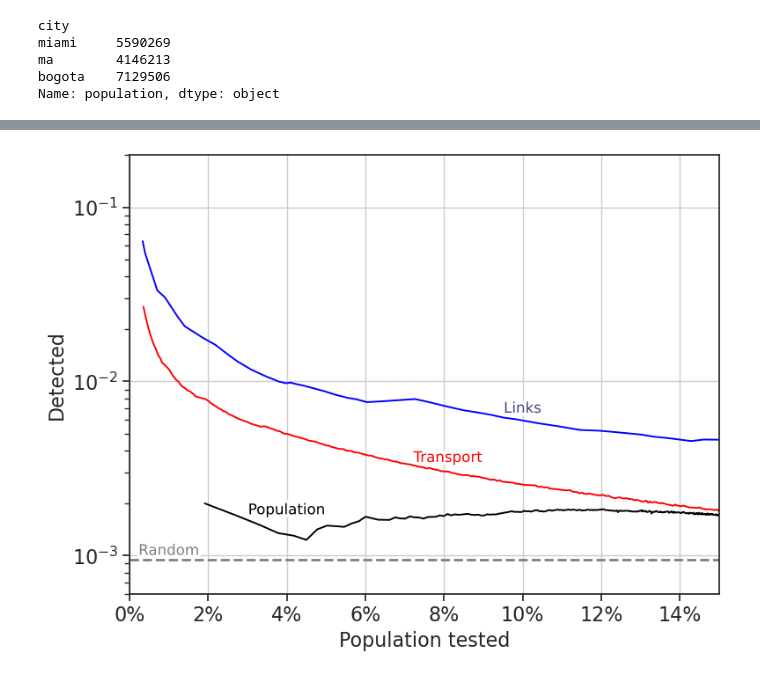
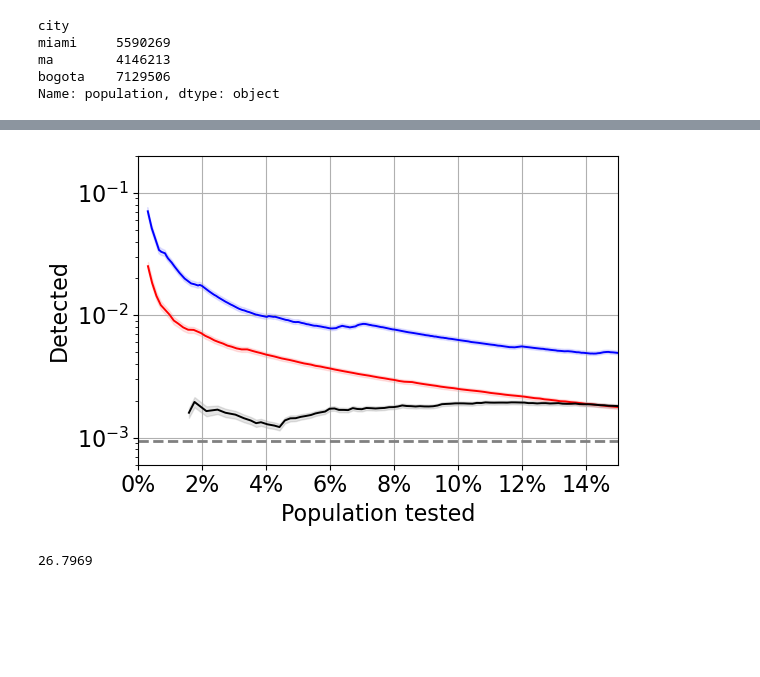
Before and after one commit to PabloValgaRuiz/control23, a Jupyter notebook: figs_feb24.ipynb, the cells around one changed output, grey strips where cells are left out. Saved outputs shown, nothing was run; the diff lists cells and outputs as text; code cells hidden in the pictures; blank space fills up the shorter version.

Commit message:
figuras finales y seleccion de links en public_transport/times

```diff
--- a/figs_feb24.ipynb
+++ b/figs_feb24.ipynb
@@ -268,59 +562,68 @@ fig.savefig(f'figures/figs_feb24/EWT_{name}.pdf', bbox_inches='tight', dpi=300)
 # %%
-fig,ax = plt.subplots(figsize=(8,6))
+fig,ax = plt.subplots(figsize=(6,4))
 label_size = 16
 abc_size = 16*1.6
 
 betastr = '4,0'
 links = pd.read_csv('times/out/bogota_20k_30d_beta_' + betastr + '.txt', sep='\t')
-transport = pd.read_csv('public_transport/times/out/bogota_transport_20k_beta_' + betastr + '.txt', sep='\t')
-transport_population = pd.read_csv('public_transport/times/out/population/bogota_transport_20k_beta_' + betastr + '.txt', sep='\t')
-lower = links['detected'].iloc[-1]
+transport = pd.read_csv('public_transport/times/out/bogota_transport_20k_30d_beta_' + betastr + '.txt', sep='\t')
+transport_population = pd.read_csv('public_transport/times/out/population/bogota_transport_20k_30d_beta_' + betastr + '.txt', sep='\t')
+lower = 566.25
 
 colormap = mpl.colormaps['viridis_r']
 
 max_days,min_days = 17,9
 
 total_tests = 20000 * 30
+errorNorm = 1/np.sqrt((24*8)-1) # number of simulations - 1 to go from std to error
 
 ax.plot(links['population'], links['detected']/total_tests, label='Links', c = 'blue', lw=1.4)
+ax.fill_between(x=links['population'], y1=(links['detected']+ errorNorm*links['error'])/total_tests, y2=(links['detected']-errorNorm*links['error'])/total_tests, color='blue', alpha=0.1)
 ax.plot(transport['population'], transport['detected']/total_tests, label='Transport', c = 'red', lw=1.4)
+ax.fill_between(x=transport['population'], y1=(transport['detected']+ errorNorm*transport['error'])/total_tests, y2=(transport['detected']-errorNorm*transport['error'])/total_tests, color='red', alpha=0.1)
 ax.plot(transport_population['population'], transport_population['detected']/total_tests, label='Population', c = 'black', lw=1.4)
 
+ax.fill_between(x=transport_population['population'], y1=(transport_population['detected']+ errorNorm*transport_population['error'])/total_tests, y2=(transport_population['detected']-errorNorm*transport_population['error'])/total_tests, color='black', alpha=0.1)
 
-total_pop = links['population'].max()
+
+total_pop = cities_populations['bogota']
 
 #Plot again the lines with alpha = 0 to set the legend
 # ax.plot(links['population'], links['detected'], label='Links', alpha=0)
 # ax.plot(transport['population'], transport['detected'], label='Transport', alpha=0)
 ax.plot([0,7100000], [lower/total_tests, lower/total_tests], label='Random', c = 'grey', lw = 2, linestyle = 'dashed')
 
-labelLine(ax.get_lines()[-4], zorder=2.5, x=0.1*total_pop, outline_width=5, align=False, yoffset=0.001, color=colormap(0.8))
-labelLine(ax.get_lines()[-3], zorder=2.5, x=0.081*total_pop, outline_width=5, align=False, yoffset=0.0006, color='red')
-labelLine(ax.get_lines()[-2], zorder=2.5, x=0.04*total_pop, outline_width=5, align=False, yoffset=0.0005, color='black')
-labelLine(ax.get_lines()[-1], zorder=2.5, x=0.01*total_pop, outline_width=5, align=False, yoffset=0.00012, color='grey')
+# labelLine(ax.get_lines()[-4], zorder=2.5, x=0.1*total_pop, outline_width=5, align=False, yoffset=0.001, color=colormap(0.8))
+# labelLine(ax.get_lines()[-3], zorder=2.5, x=0.081*total_pop, outline_width=5, align=False, yoffset=0.0006, color='red')
+# labelLine(ax.get_lines()[-2], zorder=2.5, x=0.04*total_pop, outline_width=5, align=False, yoffset=0.0005, color='black')
+# labelLine(ax.get_lines()[-1], zorder=2.5, x=0.01*total_pop, outline_width=5, align=False, yoffset=0.00015, color='grey')
 
 # ax.legend(fontsize=label_size)
 
 
 ax.set_xlabel('Population tested', size=label_size)
 ax.set_ylabel('Detected', size=label_size)
 ax.tick_params(labelsize=label_size)
 ax.set_xlim(0, 0.15*total_pop)
 ax.set_ylim(0.0006,0.2)
 
 
 ax.set_yscale('log')
 
 # ax.yaxis.set_major_formatter(mpl.ticker.FuncFormatter(lambda x, pos: '{:.0f}'.format(x/1000) + 'k'))
 
 percentages = np.array([0,2,4,6,8,10,12,14]) * total_pop / 100
 ax.xaxis.set_major_locator(mpl.ticker.FixedLocator(percentages))
 ax.xaxis.set_major_formatter(mpl.ticker.FuncFormatter(lambda x, pos: '{:.0f}'.format(x/total_pop*100) + '%'))
 
 ax.grid('True')
 
 fig.tight_layout()
 fig.show()
-fig.savefig(f'figures/figs_feb24/detected_{name}.pdf', bbox_inches='tight', dpi=300)
+fig.savefig(f'figures/figs_feb24/individuales/Fig5c.pdf', bbox_inches='tight', dpi=300)
 # %% [output]
-[figure, old version]
+[figure, new version]
+# %%
+lower
+# %% [output]
+26.7969
```
Also changed, not shown: parts of 21 cells of this notebook, 46 other files.
